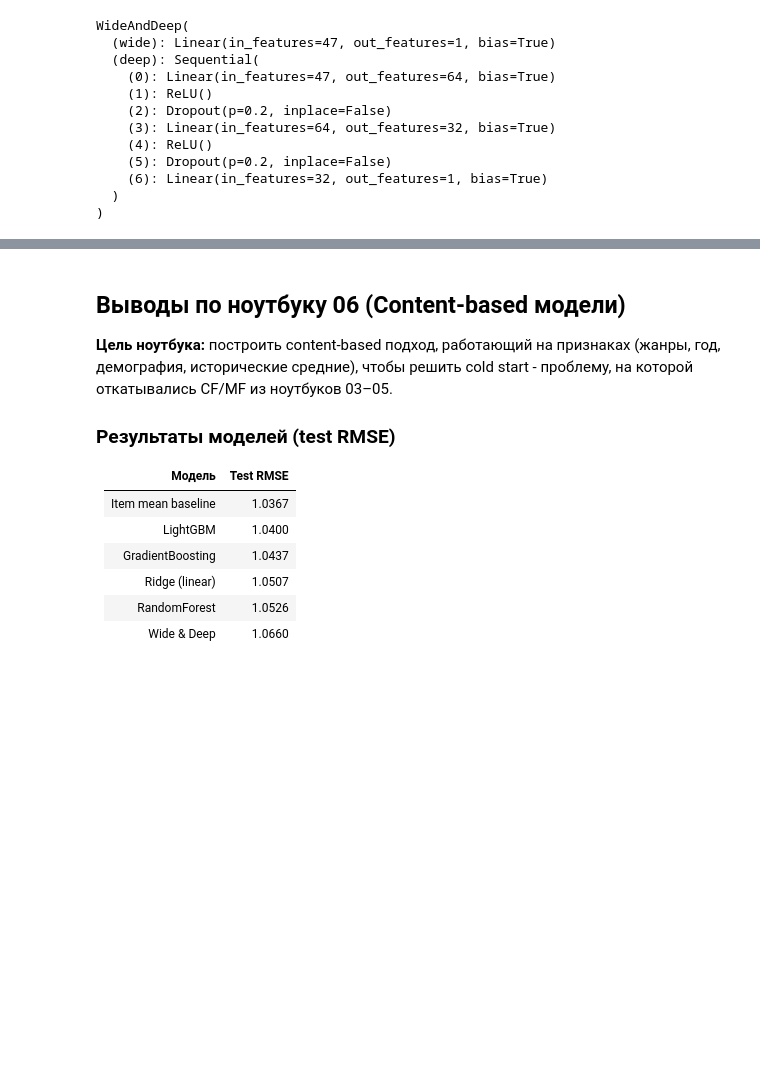
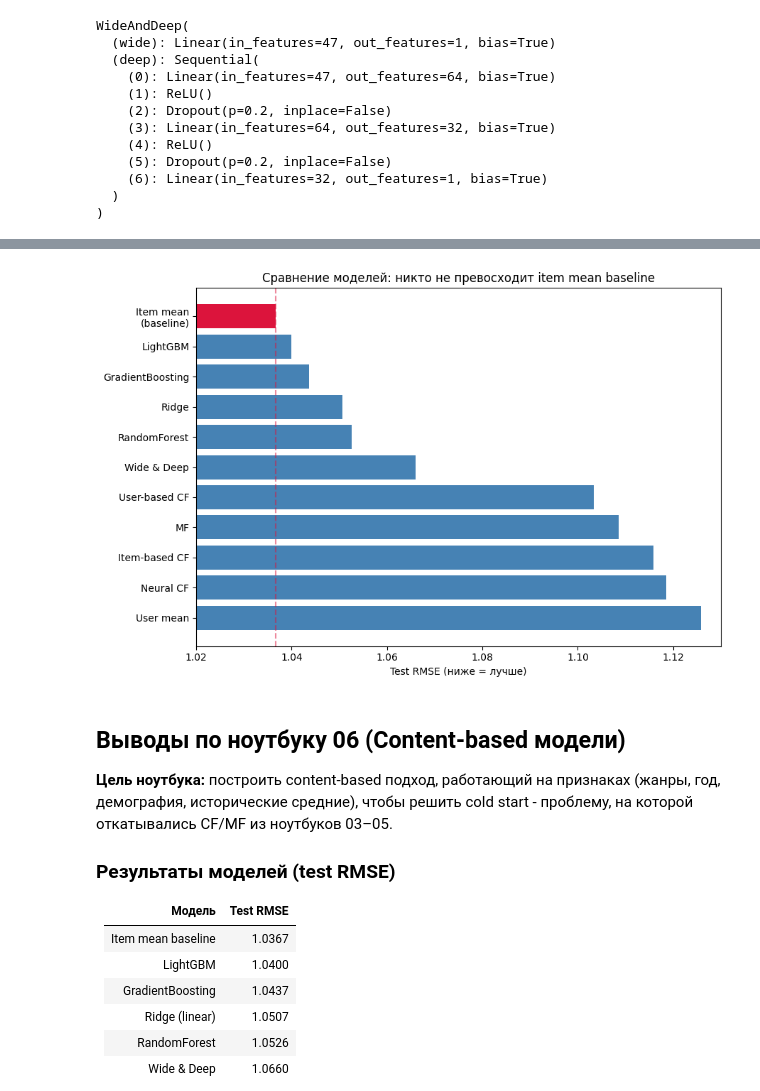
Before and after one commit to EgorMakarov567/movie-recommender-system, a Jupyter notebook: notebooks/06_content_based.ipynb, the cells around one changed output, grey strips where cells are left out. Drawn from its saved outputs; the diff is of its cells as text; code cells hidden in the pictures; blank space fills up the shorter version.

Commit message:
add README with visualizations

```diff
--- a/notebooks/06_content_based.ipynb
+++ b/notebooks/06_content_based.ipynb
@@ -696,3 +727,24 @@ Item mean baseline   1.036700
+# %%
+import matplotlib.pyplot as plt
+
+models = ['User mean', 'Neural CF', 'Item-based CF', 'MF', 'User-based CF',
+          'Wide & Deep', 'RandomForest', 'Ridge', 'GradientBoosting',
+          'LightGBM', 'Item mean\n(baseline)']
+rmse = [1.1258, 1.1185, 1.1158, 1.1085, 1.1034,
+        1.0660, 1.0526, 1.0507, 1.0437, 1.0400, 1.0367]
+colors = ['crimson' if m.startswith('Item mean') else 'steelblue' for m in models]
+
+plt.figure(figsize=(9, 6))
+plt.barh(models, rmse, color=colors)
+plt.axvline(1.0367, color='crimson', linestyle='--', alpha=0.5)
+plt.xlabel('Test RMSE (ниже = лучше)')
+plt.title('Сравнение моделей: никто не превосходит item mean baseline')
+plt.xlim(1.02, 1.13)
+plt.tight_layout()
+plt.savefig('../images/rmse_comparison.png', dpi=150, bbox_inches='tight')
+plt.show()
+# %% [output]
+[figure, added]
 # %% [markdown]
 ## Выводы по ноутбуку 06 (Content-based модели)
 
```
Also changed, not shown: parts of 8 cells of this notebook, 8 other files.
